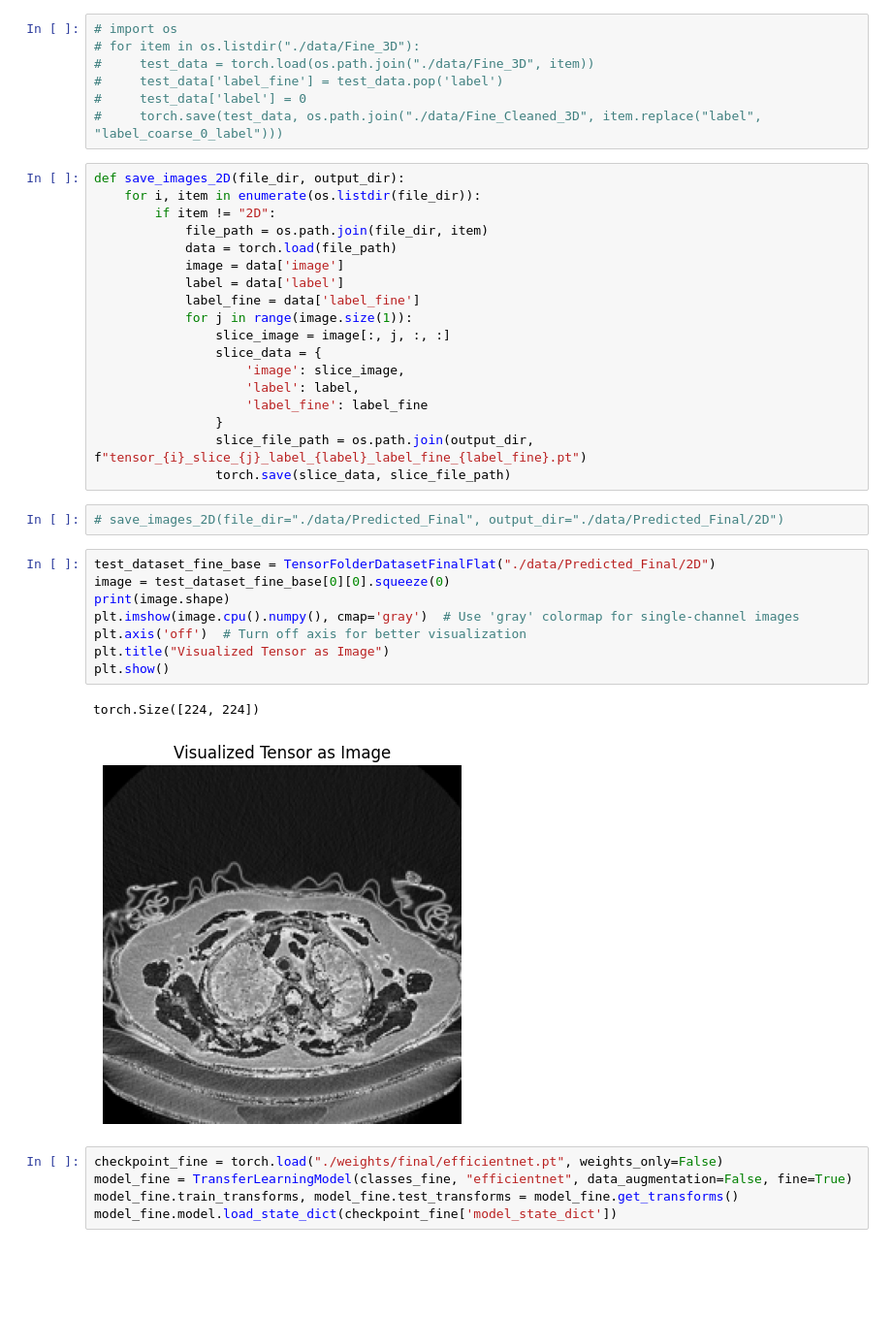
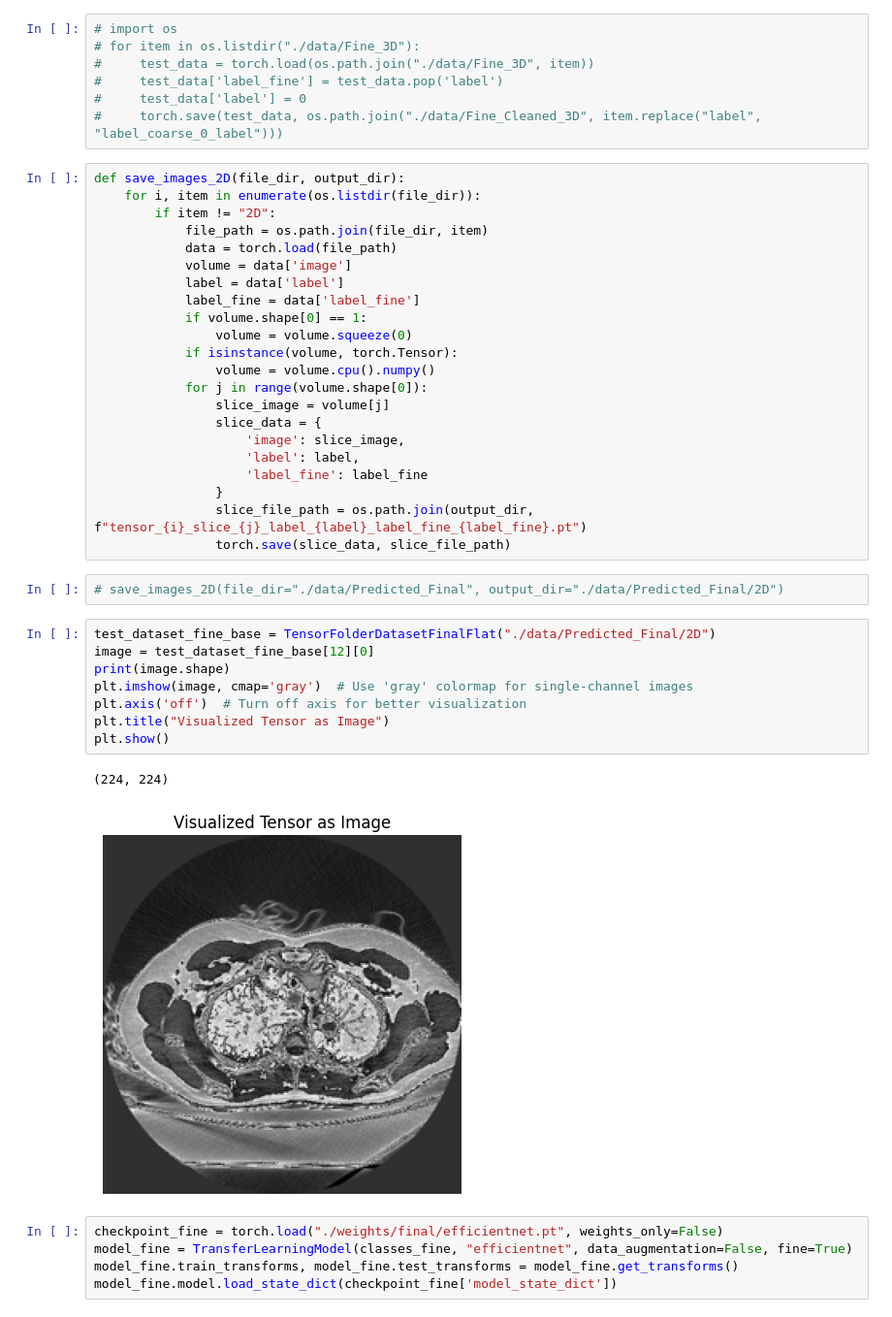
Before and after one commit to DominikHahn1407/Masterarbeit, a Jupyter notebook: Final Models/final_evaluation.ipynb, the cells around one changed output. Shown at 97% size. Cells and saved outputs as stored; diff of their text form; blank space fills up the shorter version.

```diff
--- a/Final Models/final_evaluation.ipynb
+++ b/Final Models/final_evaluation.ipynb
@@ -40,11 +40,15 @@ def save_images_2D(file_dir, output_dir):
         if item != "2D":
             file_path = os.path.join(file_dir, item)
             data = torch.load(file_path)
-            image = data['image']
+            volume = data['image']
             label = data['label']
             label_fine = data['label_fine']
-            for j in range(image.size(1)):
-                slice_image = image[:, j, :, :]
+            if volume.shape[0] == 1:
+                volume = volume.squeeze(0)
+            if isinstance(volume, torch.Tensor):
+                volume = volume.cpu().numpy()
+            for j in range(volume.shape[0]):
+                slice_image = volume[j]
                 slice_data = {
                     'image': slice_image,
                     'label': label,
@@ -56,15 +60,15 @@ def save_images_2D(file_dir, output_dir):
 # save_images_2D(file_dir="./data/Predicted_Final", output_dir="./data/Predicted_Final/2D")
 # %%
 test_dataset_fine_base = TensorFolderDatasetFinalFlat("./data/Predicted_Final/2D")
-image = test_dataset_fine_base[0][0].squeeze(0)
+image = test_dataset_fine_base[12][0]
 print(image.shape)
-plt.imshow(image.cpu().numpy(), cmap='gray')  # Use 'gray' colormap for single-channel images
+plt.imshow(image, cmap='gray')  # Use 'gray' colormap for single-channel images
 plt.axis('off')  # Turn off axis for better visualization
 plt.title("Visualized Tensor as Image")
 plt.show()
 # %% [output]
-torch.Size([224, 224])
+(224, 224)
-[figure, old version]
+[figure, new version]
 # %%
 checkpoint_fine = torch.load("./weights/final/efficientnet.pt", weights_only=False)
 model_fine = TransferLearningModel(classes_fine, "efficientnet", data_augmentation=False, fine=True)
```
Also changed, not shown: parts of 3 cells of this notebook, 1 other file.
